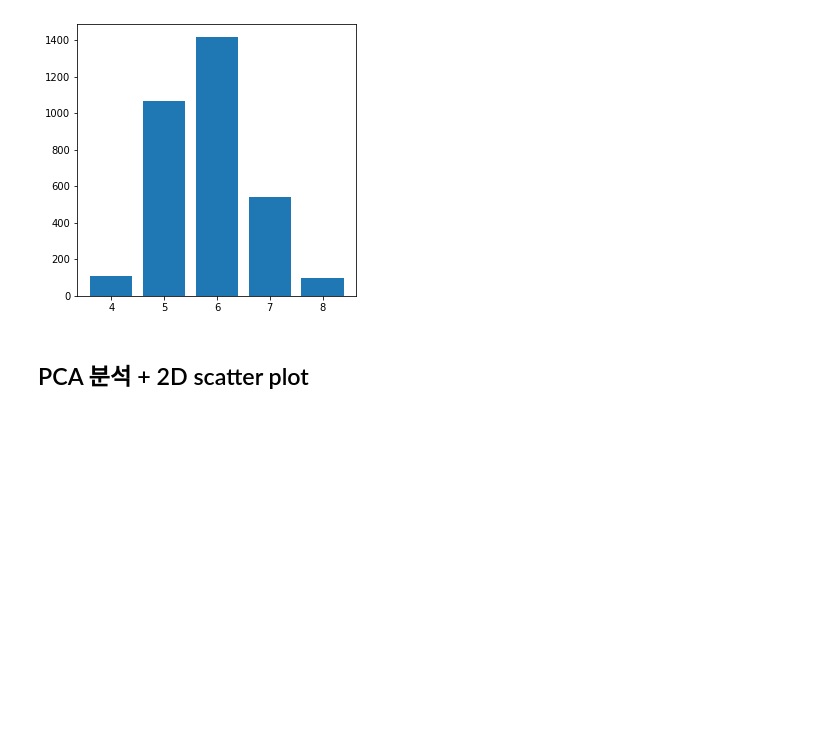
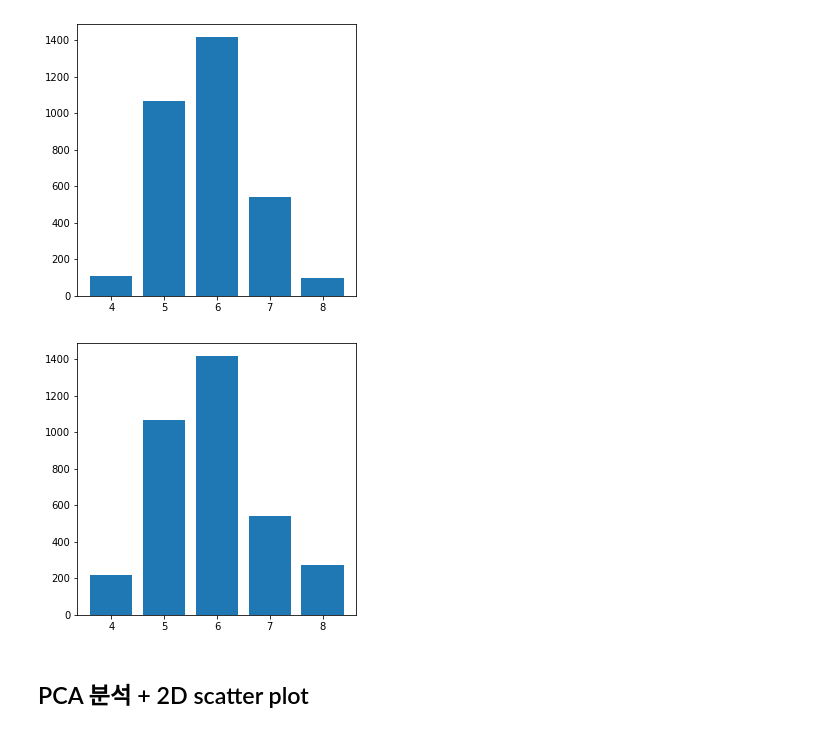
Before and after one commit to loggerJK/wine_quality_classification, a Jupyter notebook: xgboost_final.ipynb, the cells around one changed output. Cells and saved outputs as stored; diff of their text form; code cells hidden in the pictures; blank space fills up the shorter version.

```diff
--- a/xgboost_final.ipynb
+++ b/xgboost_final.ipynb
@@ -122,0 +162,3 @@ test['type'] = test['type'].astype('int')
+# %%
+train_pca = pd.DataFrame(train_pca, columns=['pca_1','pca_2'])
+test_pca = pd.DataFrame(test_pca, columns=['pca_1', 'pca_2'])
@@ -217,15 +262,18 @@ plt.show()
 Name: quality, dtype: int64
 [figure]
 # %%
-sampling_strategy = {4: 400, 7:800, 8: 400}
+sampling_strategy = {4: 250, 8: 250}
+
 ada = ADASYN(random_state=42, sampling_strategy=sampling_strategy)
-X_train_resampled, y_train_resampled = ada.fit_resample(X_train, y_train)
+X_train_resampled, y_train_resampled = ada.fit_resample(X_train_, y_train_)
 
 # 오버 샘플링 결과
 fig, ax = plt.subplots(1, 1, figsize=(5, 5))
 var = y_train_resampled.value_counts()
 plt.bar(var.index, var)
 plt.show()
+# %% [output]
+[figure, added]
 # %% [markdown]
 ## PCA 분석 + 2D scatter plot
 # %%
```
Also changed, not shown: parts of 37 cells of this notebook, 2 other files.
